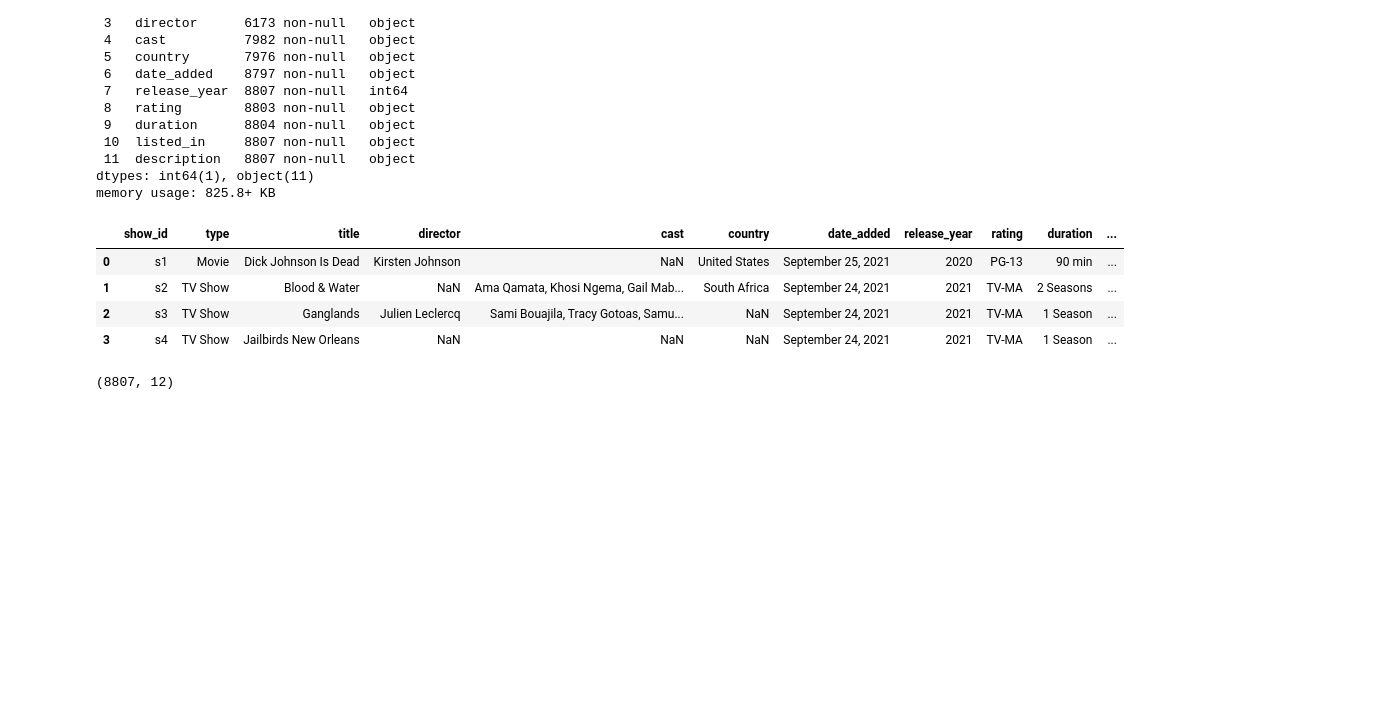
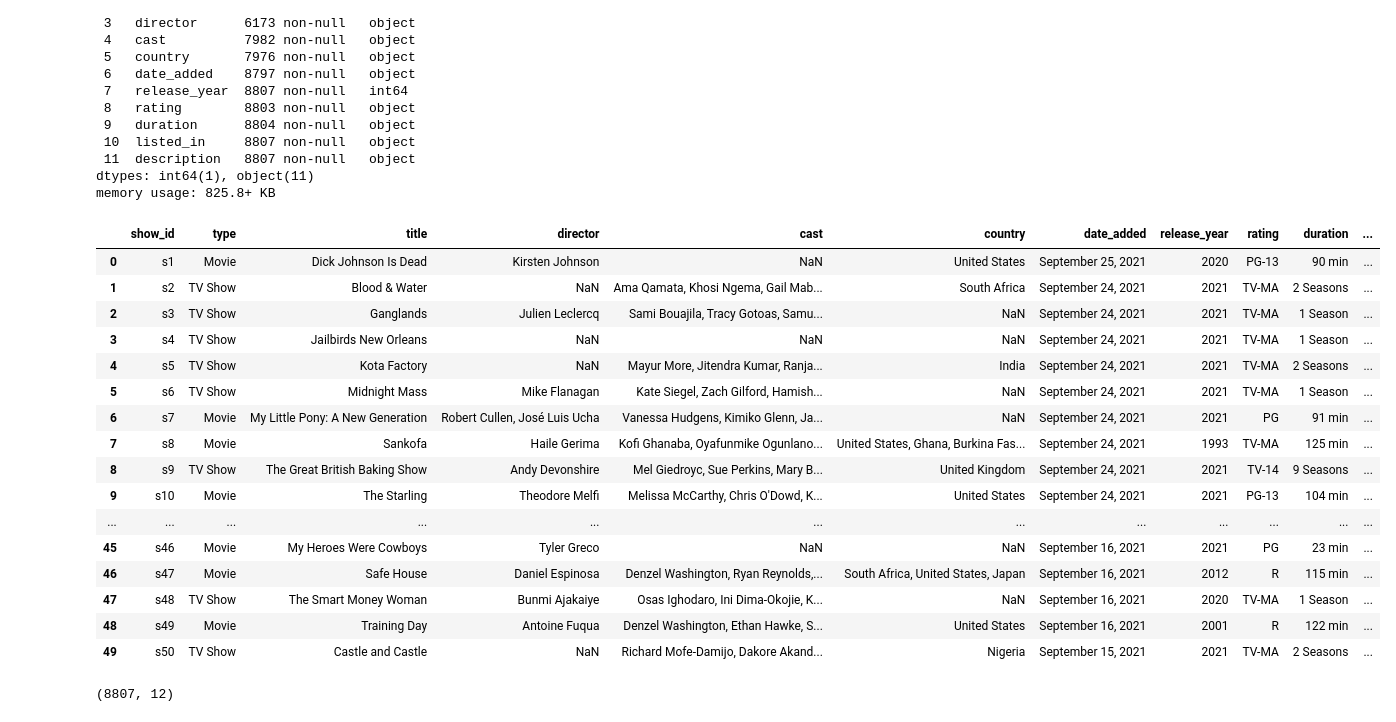
Before and after one commit to shikhapatil786/cleaning-data-checkpoint, a Jupyter notebook: checkpoint-three.ipynb, the cells around one changed output. Cells and saved outputs as stored; diff of their text form; code cells hidden in the pictures; blank space fills up the shorter version.

```diff
--- a/checkpoint-three.ipynb
+++ b/checkpoint-three.ipynb
@@ -41,13 +41,25 @@ dtypes: int64(1), object(11)
 memory usage: 825.8+ KB
 # %%
 #want to have a look at the first 4 rows of the dataset
-df.head(4)
+df.head(50)
 # %% [output]
 |  | show_id | type | title | director | cast | country | date_added | release_year | rating | duration | ... |
 | 0 | s1 | Movie | Dick Johnson Is Dead | Kirsten Johnson | NaN | United States | September 25, 2021 | 2020 | PG-13 | 90 min | ... |
 | 1 | s2 | TV Show | Blood & Water | NaN | Ama Qamata, Khosi Ngema, Gail Mab... | South Africa | September 24, 2021 | 2021 | TV-MA | 2 Seasons | ... |
 | 2 | s3 | TV Show | Ganglands | Julien Leclercq | Sami Bouajila, Tracy Gotoas, Samu... | NaN | September 24, 2021 | 2021 | TV-MA | 1 Season | ... |
 | 3 | s4 | TV Show | Jailbirds New Orleans | NaN | NaN | NaN | September 24, 2021 | 2021 | TV-MA | 1 Season | ... |
+| 4 | s5 | TV Show | Kota Factory | NaN | Mayur More, Jitendra Kumar, Ranja... | India | September 24, 2021 | 2021 | TV-MA | 2 Seasons | ... |
+| 5 | s6 | TV Show | Midnight Mass | Mike Flanagan | Kate Siegel, Zach Gilford, Hamish... | NaN | September 24, 2021 | 2021 | TV-MA | 1 Season | ... |
+| 6 | s7 | Movie | My Little Pony: A New Generation | Robert Cullen, José Luis Ucha | Vanessa Hudgens, Kimiko Glenn, Ja... | NaN | September 24, 2021 | 2021 | PG | 91 min | ... |
+| 7 | s8 | Movie | Sankofa | Haile Gerima | Kofi Ghanaba, Oyafunmike Ogunlano... | United States, Ghana, Burkina Fas... | September 24, 2021 | 1993 | TV-MA | 125 min | ... |
+| 8 | s9 | TV Show | The Great British Baking Show | Andy Devonshire | Mel Giedroyc, Sue Perkins, Mary B... | United Kingdom | September 24, 2021 | 2021 | TV-14 | 9 Seasons | ... |
+| 9 | s10 | Movie | The Starling | Theodore Melfi | Melissa McCarthy, Chris O'Dowd, K... | United States | September 24, 2021 | 2021 | PG-13 | 104 min | ... |
+| ... | ... | ... | ... | ... | ... | ... | ... | ... | ... | ... | ... |
+| 45 | s46 | Movie | My Heroes Were Cowboys | Tyler Greco | NaN | NaN | September 16, 2021 | 2021 | PG | 23 min | ... |
+| 46 | s47 | Movie | Safe House | Daniel Espinosa | Denzel Washington, Ryan Reynolds,... | South Africa, United States, Japan | September 16, 2021 | 2012 | R | 115 min | ... |
+| 47 | s48 | TV Show | The Smart Money Woman | Bunmi Ajakaiye | Osas Ighodaro, Ini Dima-Okojie, K... | NaN | September 16, 2021 | 2020 | TV-MA | 1 Season | ... |
+| 48 | s49 | Movie | Training Day | Antoine Fuqua | Denzel Washington, Ethan Hawke, S... | United States | September 16, 2021 | 2001 | R | 122 min | ... |
+| 49 | s50 | TV Show | Castle and Castle | NaN | Richard Mofe-Damijo, Dakore Akand... | Nigeria | September 15, 2021 | 2021 | TV-MA | 2 Seasons | ... |
 # %%
 # want to know how many total data points are in the dataset
 df.shape
```
Also changed, not shown: parts of 4 cells of this notebook.
